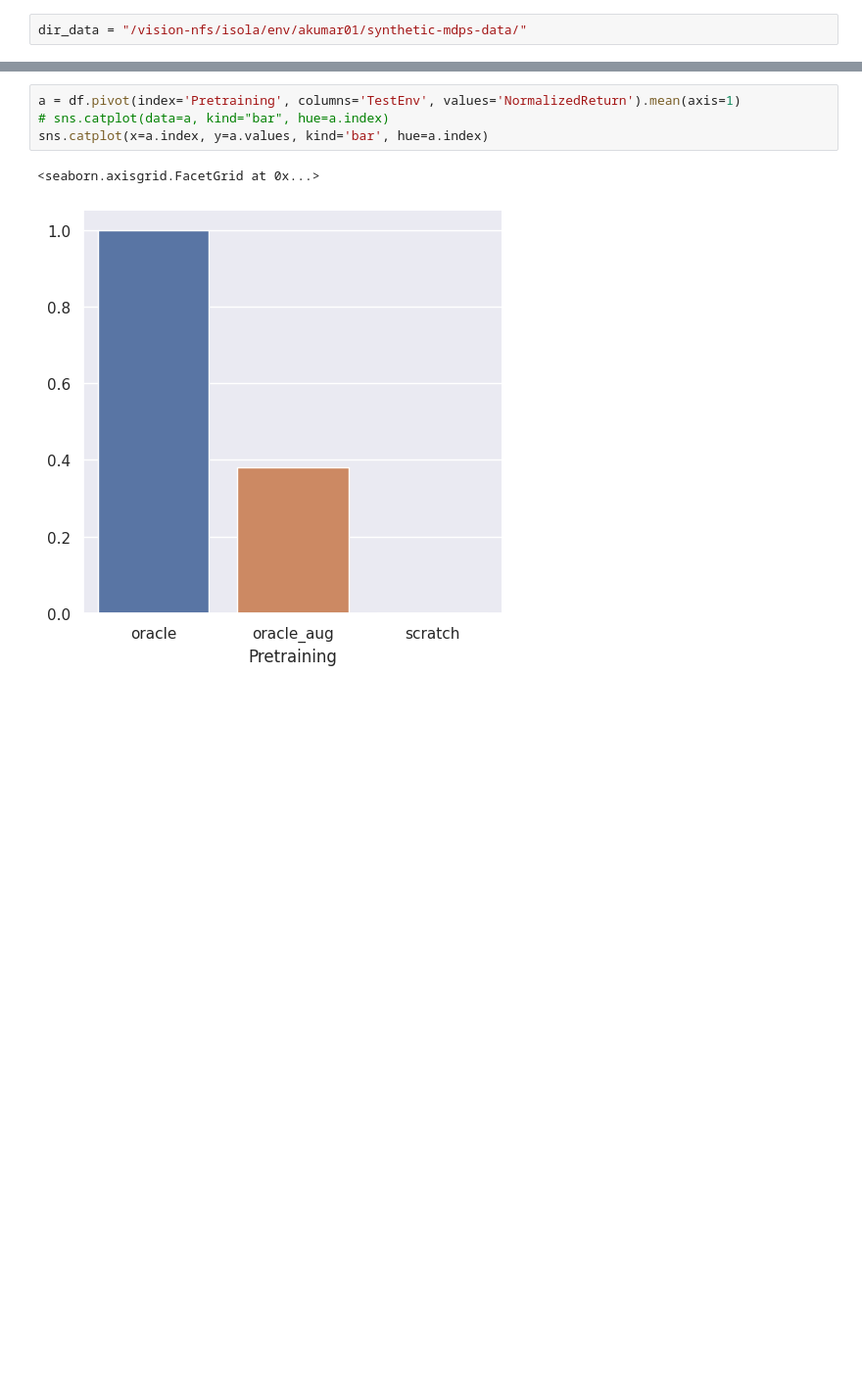
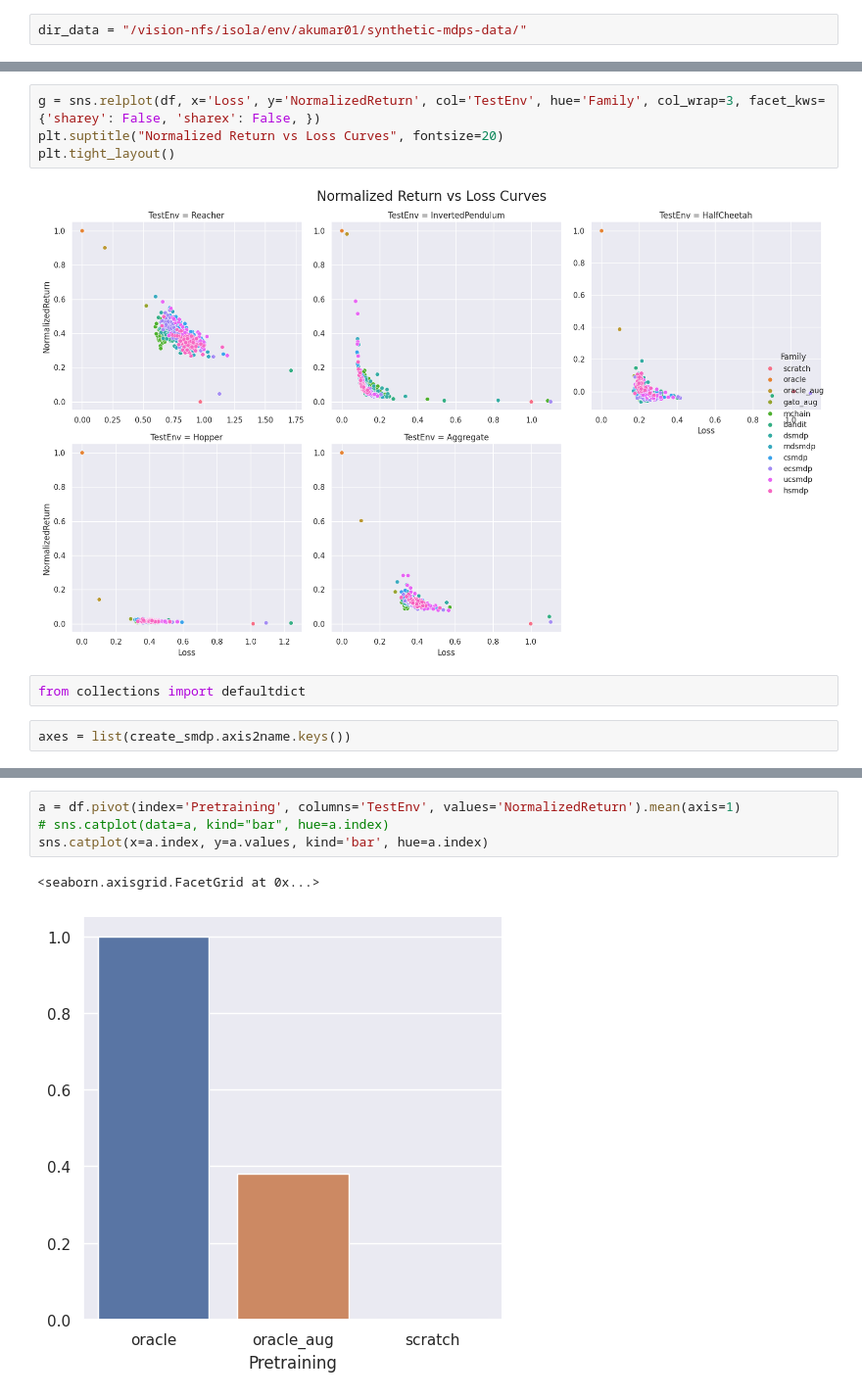
Before and after one commit to akarshkumar0101/synthetic-mdps, a Jupyter notebook: src/Untitled3.ipynb, the cells around one changed output, grey strips where cells are left out. Shown at 98% size. Cells and saved outputs as stored; diff of their text form; blank space fills up the shorter version.

```diff
--- a/src/Untitled3.ipynb
+++ b/src/Untitled3.ipynb
@@ -115,0 +121,10 @@ sns.catplot(data=df, x='Pretraining', y='NormalizedReturn', kind="bar", hue="Pre
+# %%
+g = sns.relplot(df, x='Loss', y='NormalizedReturn', col='TestEnv', hue='Family', col_wrap=3, facet_kws={'sharey': False, 'sharex': False, })
+plt.suptitle("Normalized Return vs Loss Curves", fontsize=20)
+plt.tight_layout()
+# %% [output]
+[figure, added]
+# %%
+from collections import defaultdict
+# %%
+axes = list(create_smdp.axis2name.keys())
```
Also changed, not shown: parts of 18 cells of this notebook, 8 other files.
